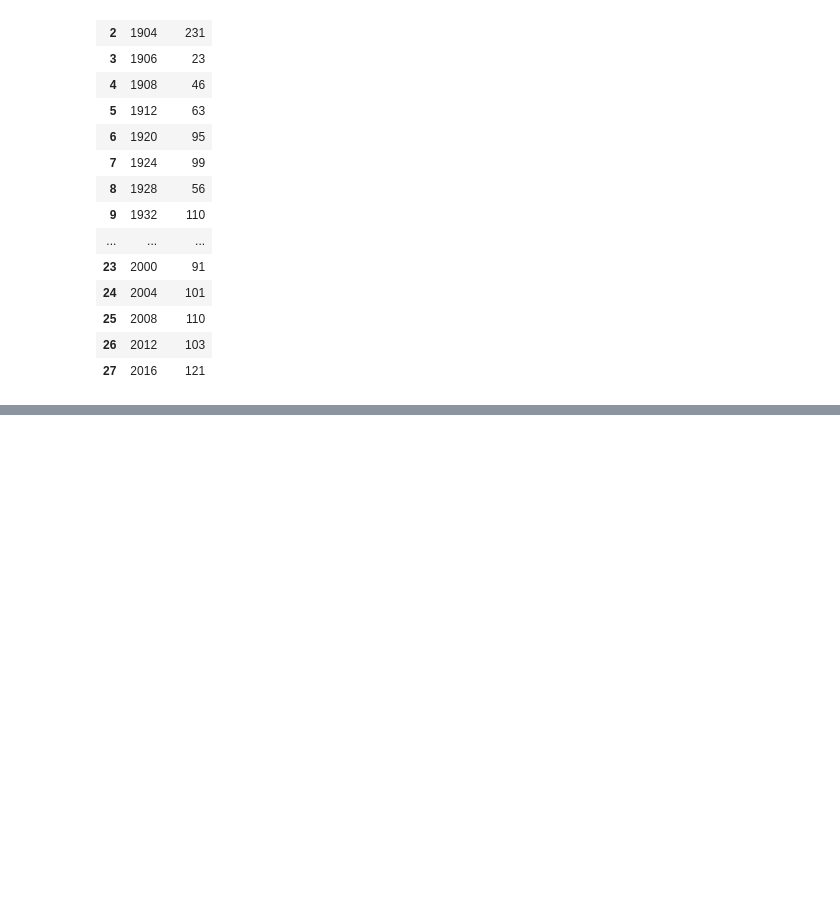
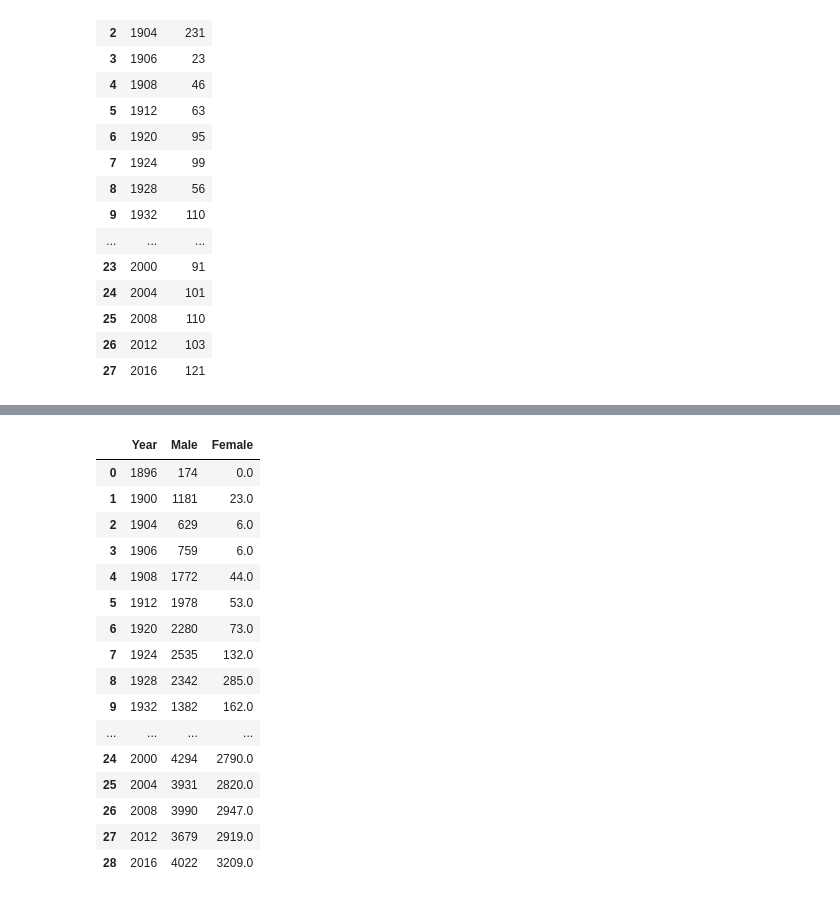
Before and after one commit to NITHINKUMARTK/olympics-data-analysis, a Jupyter notebook: analysis.ipynb, the cells around one changed output, grey strips where cells are left out. Saved outputs shown, nothing was run; the diff lists cells and outputs as text; code cells hidden in the pictures; blank space fills up the shorter version.

```diff
--- a/analysis.ipynb
+++ b/analysis.ipynb
@@ -575,0 +575,29 @@ top
+# %%
+athlete_df = df.drop_duplicates(subset=['Name', 'region'])
+
+men = athlete_df[athlete_df['Sex'] == 'M'].groupby('Year').count()['Name'].reset_index()
+women = athlete_df[athlete_df['Sex'] == 'F'].groupby('Year').count()['Name'].reset_index()
+
+final = men.merge(women, on='Year', how='left')
+final.rename(columns={'Name_x': 'Male', 'Name_y': 'Female'}, inplace=True)
+
+final.fillna(0, inplace=True)
+final
+# %% [output]
+|  | Year | Male | Female |
+| 0 | 1896 | 174 | 0.0 |
+| 1 | 1900 | 1181 | 23.0 |
+| 2 | 1904 | 629 | 6.0 |
+| 3 | 1906 | 759 | 6.0 |
+| 4 | 1908 | 1772 | 44.0 |
+| 5 | 1912 | 1978 | 53.0 |
+| 6 | 1920 | 2280 | 73.0 |
+| 7 | 1924 | 2535 | 132.0 |
+| 8 | 1928 | 2342 | 285.0 |
+| 9 | 1932 | 1382 | 162.0 |
+| ... | ... | ... | ... |
+| 24 | 2000 | 4294 | 2790.0 |
+| 25 | 2004 | 3931 | 2820.0 |
+| 26 | 2008 | 3990 | 2947.0 |
+| 27 | 2012 | 3679 | 2919.0 |
+| 28 | 2016 | 4022 | 3209.0 |
```
Also changed, not shown: parts of 6 cells of this notebook.
